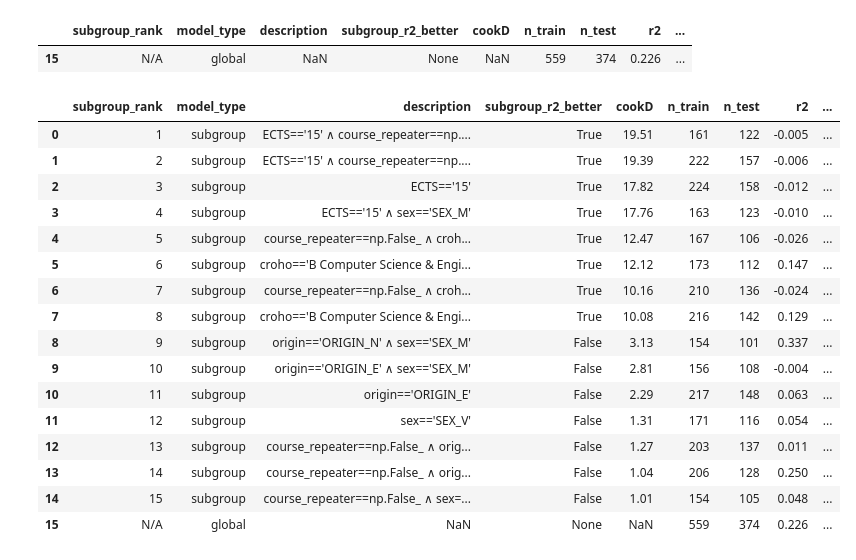
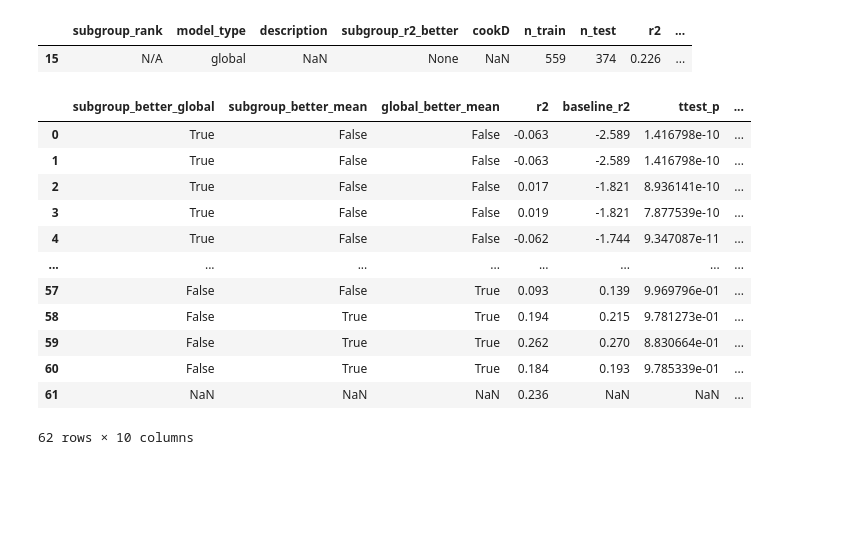
Before and after one commit to TvanGorcum/EMM_Group_4, a Jupyter notebook: results_inspector.ipynb, the cells around one changed output. Cells and saved outputs as stored; diff of their text form; code cells hidden in the pictures; blank space fills up the shorter version.

```diff
--- a/results_inspector.ipynb
+++ b/results_inspector.ipynb
@@ -20,11 +20,11 @@ for col, ndigits in [('cookD', 2), ('r2', 3), ('mae', 3), ('mse', 3), ('mean_res
 # Compare r2 between subgroup_model and baseline for each row
 df_s['subgroup_r2_better'] = (df_s['r2'] > df_s['baseline_r2']).astype("object")
 df_s.loc[df_s['model_type'] == 'global', 'subgroup_r2_better'] = None
-df_s['subgroup_better_global'] = (df_s['ttest_p'] < 0.05) & (df_s['ttest_stat'] < 0).astype("object")
+df_s['subgroup_better_global'] = (df_s['ttest_p'] < 0.1)
 df_s.loc[df_s['model_type'] == 'global', 'subgroup_better_global'] = None
-df_s['subgroup_better_mean'] = (df_s['ttest_p_mean'] < 0.05) & (df_s['ttest_stat_mean'] < 0).astype("object")
+df_s['subgroup_better_mean'] = (df_s['ttest_p_mean'] < 0.1)
 df_s.loc[df_s['model_type'] == 'global', 'subgroup_better_mean'] = None
-df_s['global_better_mean'] = (df_s['ttest_p_mean_global'] < 0.05) & (df_s['ttest_stat_mean_global'] > 0).astype("object")
+df_s['global_better_mean'] = (df_s['ttest_p_mean_global'] < 0.1)
 df_s.loc[df_s['model_type'] == 'global', 'global_better_mean'] = None
 
 # Specify desired column order
@@ -46,25 +46,21 @@ df_s.tail(1)
 | 15 | N/A | global | NaN | None | NaN | 559 | 374 | 0.226 | ... |
 # %%
 # Check subgroup models
-df_s.head(40)
+df_s[['subgroup_better_global', 'subgroup_better_mean', 'global_better_mean',  'r2', 'baseline_r2', 'ttest_p', 'n_test', 'mae', 'baseline_mae', 'description']].head(100)
 # %% [output]
-|  | subgroup_rank | model_type | description | subgroup_r2_better | cookD | n_train | n_test | r2 | ... |
-| 0 | 1 | subgroup | ECTS=='15' ∧ course_repeater==np.... | True | 19.51 | 161 | 122 | -0.005 | ... |
-| 1 | 2 | subgroup | ECTS=='15' ∧ course_repeater==np.... | True | 19.39 | 222 | 157 | -0.006 | ... |
-| 2 | 3 | subgroup | ECTS=='15' | True | 17.82 | 224 | 158 | -0.012 | ... |
-| 3 | 4 | subgroup | ECTS=='15' ∧ sex=='SEX_M' | True | 17.76 | 163 | 123 | -0.010 | ... |
-| 4 | 5 | subgroup | course_repeater==np.False_ ∧ croh... | True | 12.47 | 167 | 106 | -0.026 | ... |
-| 5 | 6 | subgroup | croho=='B Computer Science & Engi... | True | 12.12 | 173 | 112 | 0.147 | ... |
-| 6 | 7 | subgroup | course_repeater==np.False_ ∧ croh... | True | 10.16 | 210 | 136 | -0.024 | ... |
-| 7 | 8 | subgroup | croho=='B Computer Science & Engi... | True | 10.08 | 216 | 142 | 0.129 | ... |
-| 8 | 9 | subgroup | origin=='ORIGIN_N' ∧ sex=='SEX_M' | False | 3.13 | 154 | 101 | 0.337 | ... |
-| 9 | 10 | subgroup | origin=='ORIGIN_E' ∧ sex=='SEX_M' | False | 2.81 | 156 | 108 | -0.004 | ... |
-| 10 | 11 | subgroup | origin=='ORIGIN_E' | False | 2.29 | 217 | 148 | 0.063 | ... |
-| 11 | 12 | subgroup | sex=='SEX_V' | False | 1.31 | 171 | 116 | 0.054 | ... |
-| 12 | 13 | subgroup | course_repeater==np.False_ ∧ orig... | False | 1.27 | 203 | 137 | 0.011 | ... |
-| 13 | 14 | subgroup | course_repeater==np.False_ ∧ orig... | False | 1.04 | 206 | 128 | 0.250 | ... |
-| 14 | 15 | subgroup | course_repeater==np.False_ ∧ sex=... | False | 1.01 | 154 | 105 | 0.048 | ... |
-| 15 | N/A | global | NaN | None | NaN | 559 | 374 | 0.226 | ... |
+|  | subgroup_better_global | subgroup_better_mean | global_better_mean | r2 | baseline_r2 | ttest_p | ... |
+| 0 | True | False | False | -0.063 | -2.589 | 1.416798e-10 | ... |
+| 1 | True | False | False | -0.063 | -2.589 | 1.416798e-10 | ... |
+| 2 | True | False | False | 0.017 | -1.821 | 8.936141e-10 | ... |
+| 3 | True | False | False | 0.019 | -1.821 | 7.877539e-10 | ... |
+| 4 | True | False | False | -0.062 | -1.744 | 9.347087e-11 | ... |
+| ... | ... | ... | ... | ... | ... | ... | ... |
+| 57 | False | False | True | 0.093 | 0.139 | 9.969796e-01 | ... |
+| 58 | False | True | True | 0.194 | 0.215 | 9.781273e-01 | ... |
+| 59 | False | True | True | 0.262 | 0.270 | 8.830664e-01 | ... |
+| 60 | False | True | True | 0.184 | 0.193 | 9.785339e-01 | ... |
+| 61 | NaN | NaN | NaN | 0.236 | NaN | NaN | ... |
+62 rows × 10 columns
 # %%
 # Compare individual subgroup against global model
 
```
Also changed, not shown: 2 other files.
